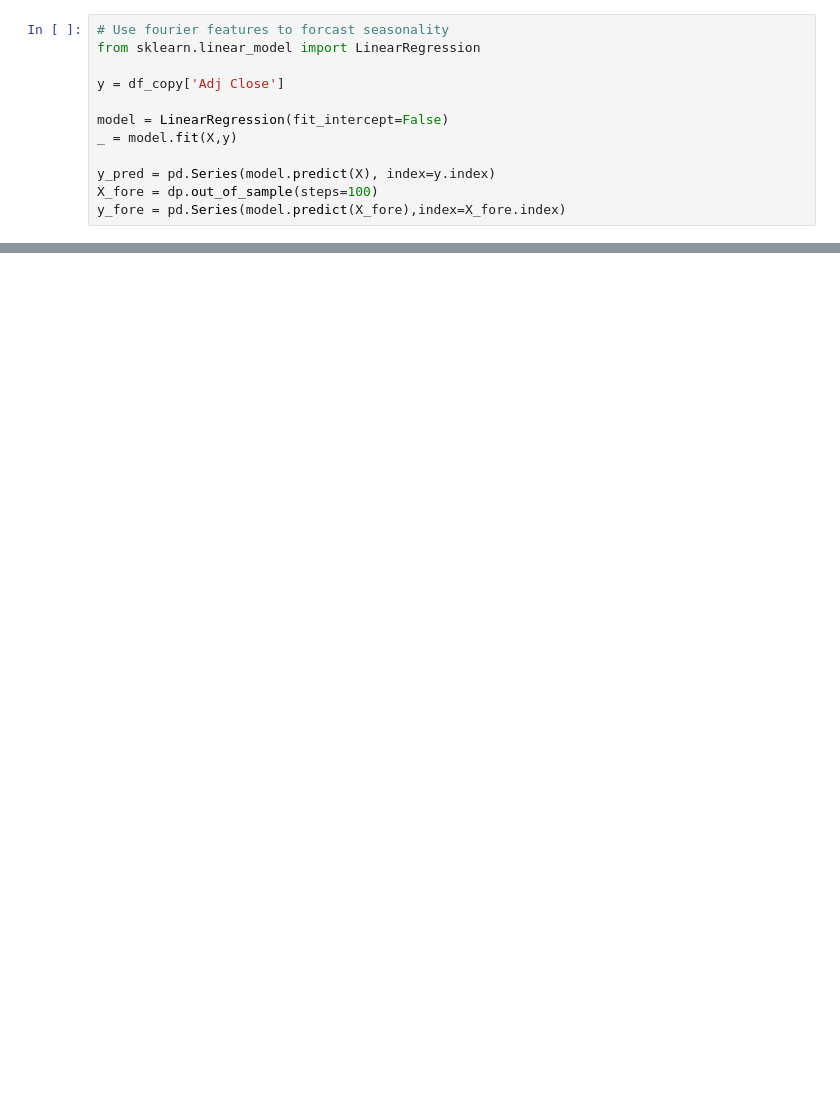
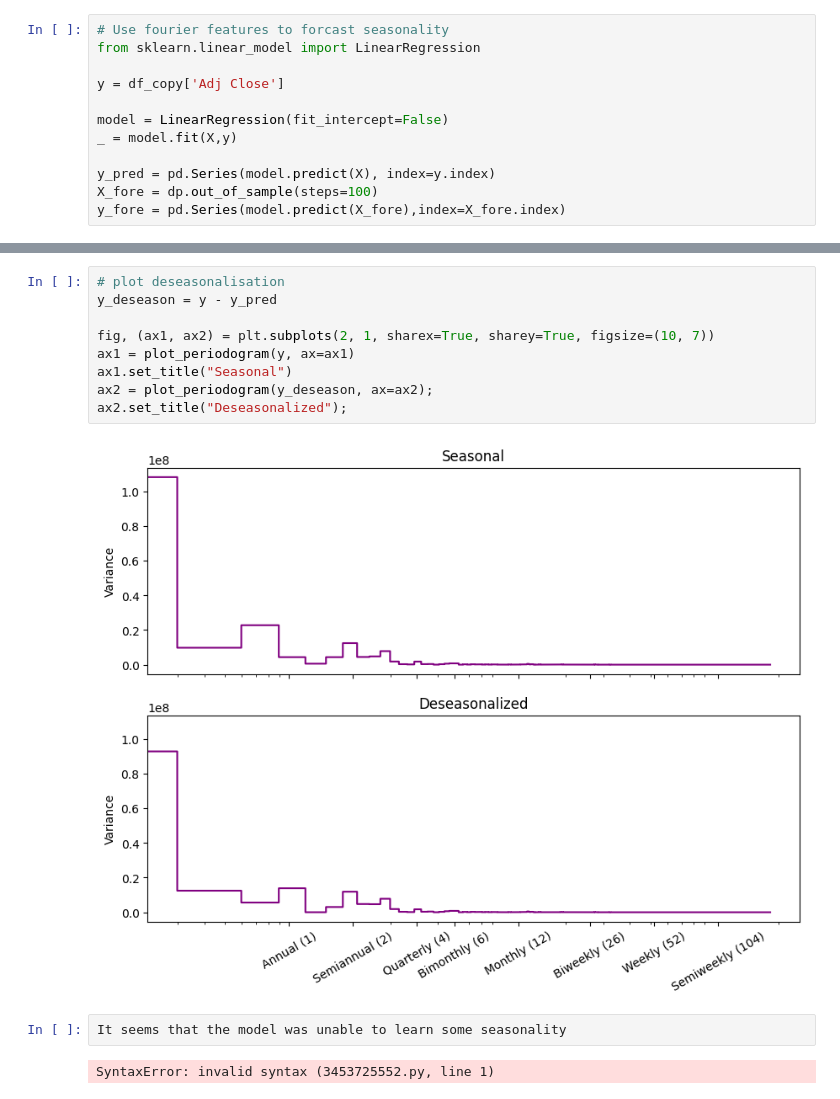
Before and after one commit to PauloFS01/miscellaneous-ml-projects, a Jupyter notebook: Forecast Projects/Seasonality.ipynb, the cells around one changed output, grey strips where cells are left out. Saved outputs shown, nothing was run; the diff lists cells and outputs as text; blank space fills up the shorter version.

```diff
--- a/Forecast Projects/Seasonality.ipynb
+++ b/Forecast Projects/Seasonality.ipynb
@@ -135,0 +136,15 @@ ax = y_fore.plot(ax=ax, label="Seasonal Forecast", color='C3')
+# %%
+# plot deseasonalisation
+y_deseason = y - y_pred
+
+fig, (ax1, ax2) = plt.subplots(2, 1, sharex=True, sharey=True, figsize=(10, 7))
+ax1 = plot_periodogram(y, ax=ax1)
+ax1.set_title("Seasonal")
+ax2 = plot_periodogram(y_deseason, ax=ax2);
+ax2.set_title("Deseasonalized");
+# %% [output]
+[figure, added]
+# %%
+It seems that the model was unable to learn some seasonality
+# %% [output]
+SyntaxError: invalid syntax (3453725552.py, line 1)
```
Also changed, not shown: parts of 5 cells of this notebook, 1 other file.
